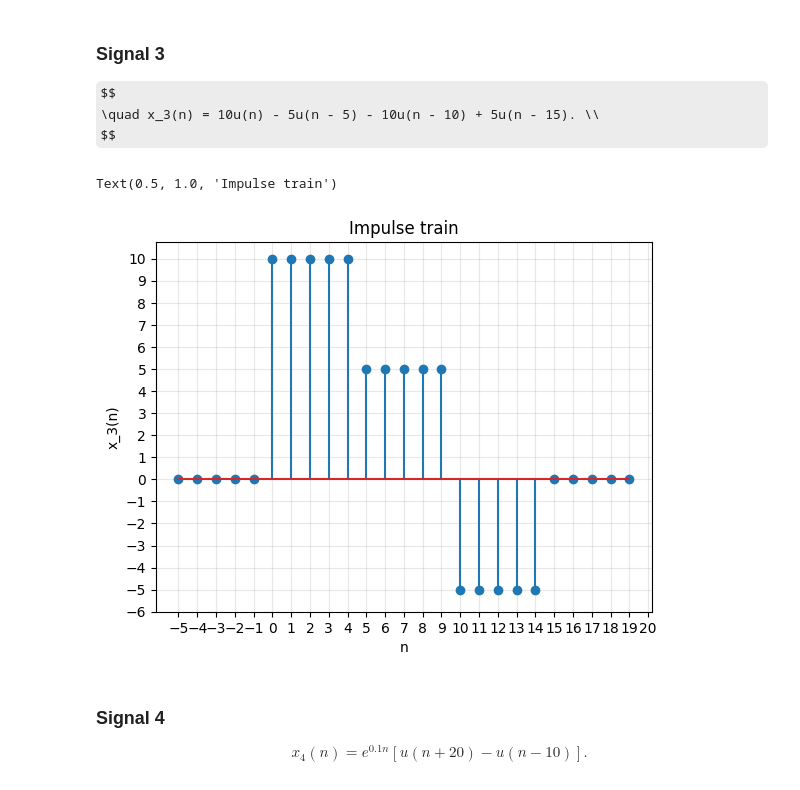
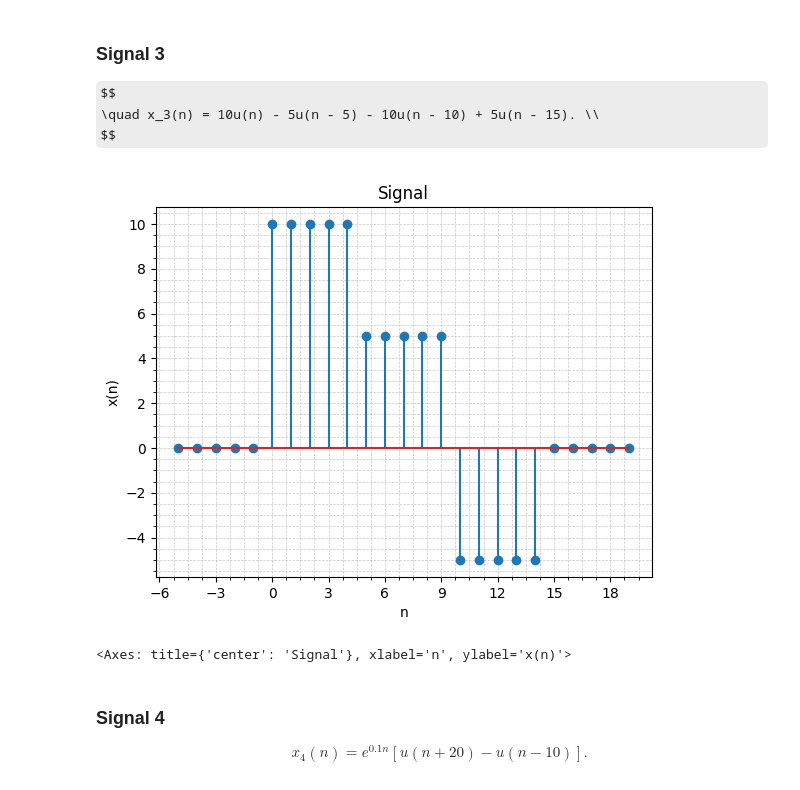
Before and after one commit to joaomariolago/ifsc-dsp, a Jupyter notebook: lista-1/lista-1.ipynb, the cells around one changed output. Drawn from its saved outputs; the diff is of its cells as text; code cells hidden in the pictures; some formulas as TeX source.

```diff
--- a/lista-1/lista-1.ipynb
+++ b/lista-1/lista-1.ipynb
@@ -72,21 +56,13 @@ $$
 # %%
 # Implementing \quad x_3(n) = 10u(n) - 5u(n - 5) - 10u(n - 10) + 5u(n - 15)
 
 n = np.arange(-5, 20)
-x = 10 * (n >= 0) - 5 * (n >= 5) - 10 * (n >= 10) + 5 * (n >= 15)
+x = 10 * Signal.from_step(n) - 5 * Signal.from_step(n, 5) - 10 * Signal.from_step(n, 10) + 5 * Signal.from_step(n, 15)
 
-plt.stem(n, x)
-# Adjust grid and axes scales and intervals
-plt.grid(alpha = 0.3)
-plt.xticks(np.arange(-5, 21, 1))
-plt.yticks(np.arange(-6, 11, 1))
-# Add labels and title
-plt.xlabel('n')
-plt.ylabel('x_3(n)')
-plt.title('Impulse train')
+x.stem()
 # %% [output]
+[figure, new version]
-Text(0.5, 1.0, 'Impulse train')
+<Axes: title={'center': 'Signal'}, xlabel='n', ylabel='x(n)'>
-[figure, old version]
 # %% [markdown]
 ### Signal 4
 
```
Also changed, not shown: parts of 10 cells of this notebook, 3 other files.
